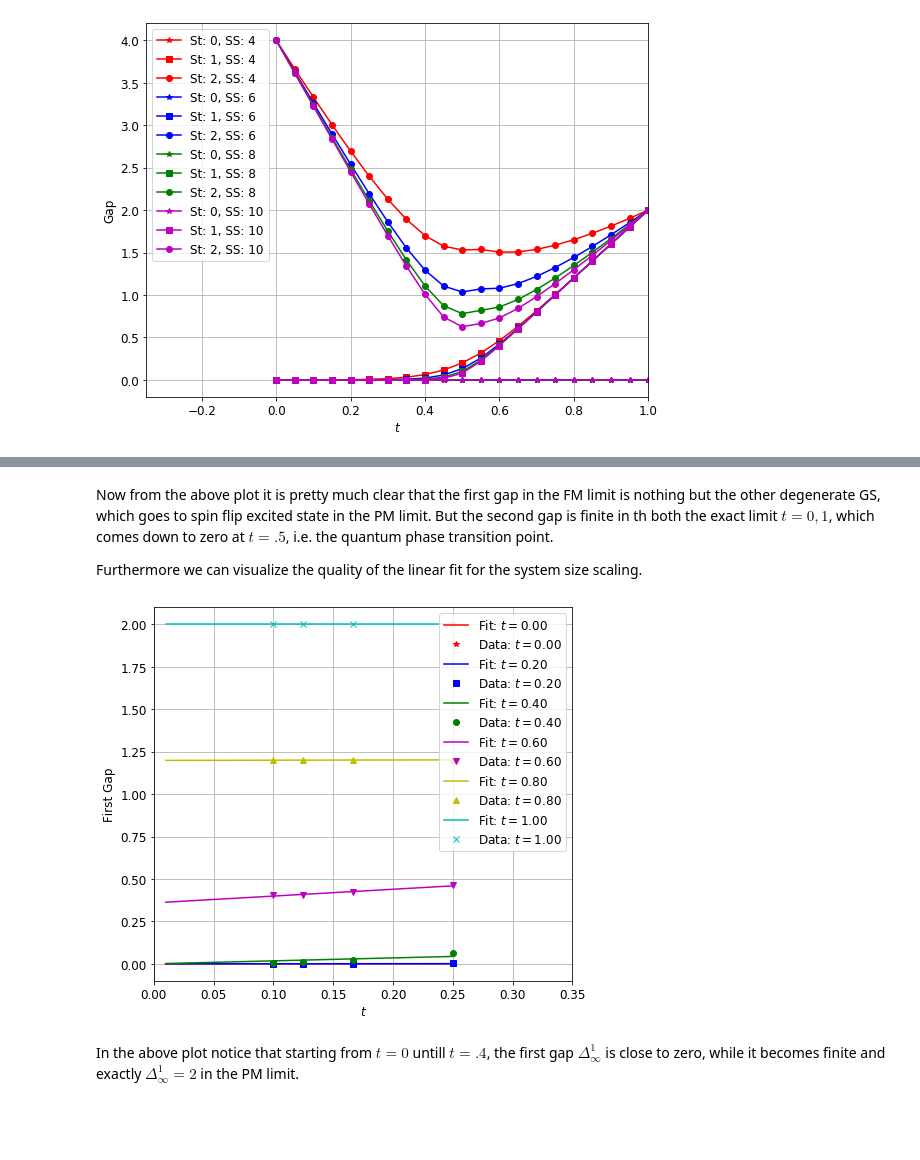
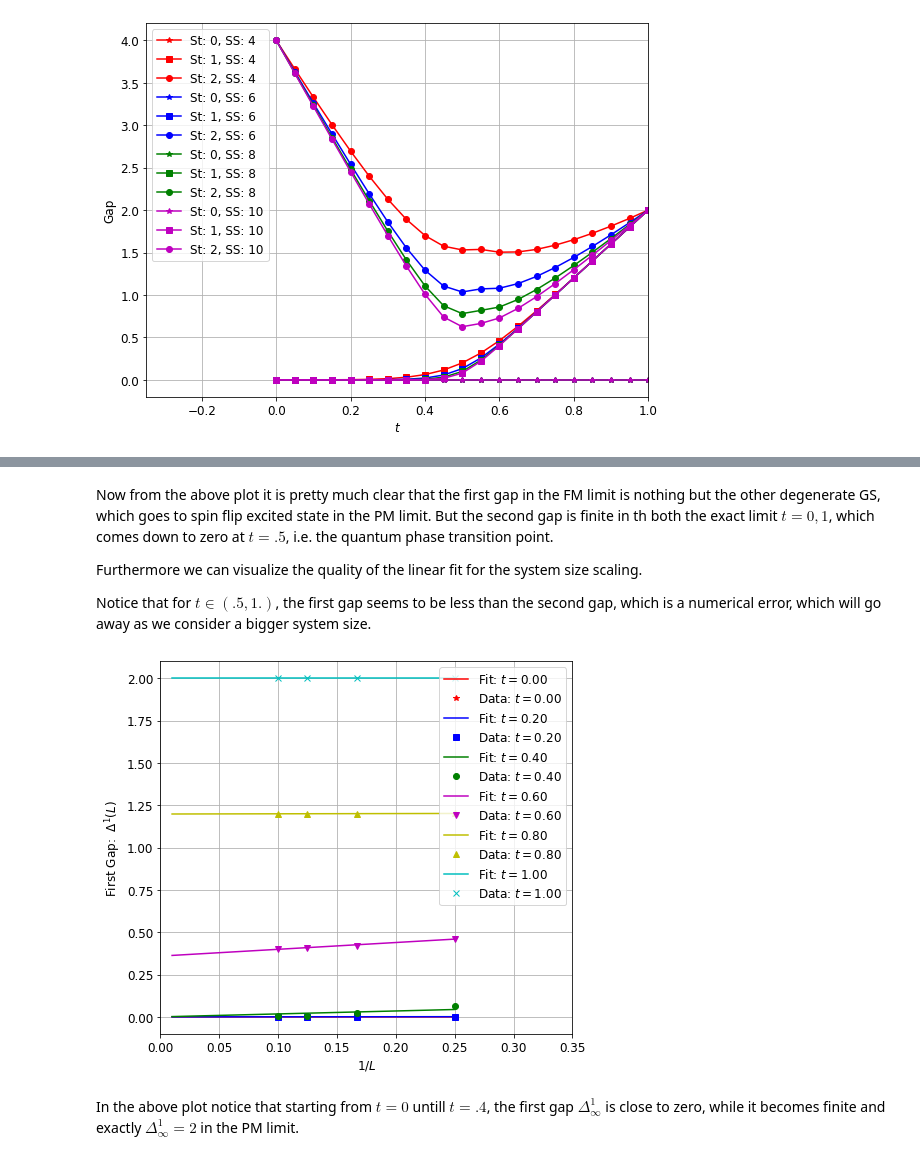
Before and after one commit to animeshnanda1/Exact_diagonalization_spin_half, a Jupyter notebook: exact_diagonalization_1d_tfim.ipynb, the cells around one changed output, grey strips where cells are left out. Cells and saved outputs as stored; diff of their text form; code cells hidden in the pictures; blank space fills up the shorter version.

```diff
--- a/exact_diagonalization_1d_tfim.ipynb
+++ b/exact_diagonalization_1d_tfim.ipynb
@@ -151,7 +151,7 @@ var_m=np.ndarray(shape=(len(t_arr),2))
 
 for j in range(len(t_arr)):
     for k in range(2):
-        popt,pcov=curve_fit(lin_fit,1./L_arr,gap[j,:,k+1],bounds=([-np.inf,0],np.inf))
+        popt,pcov=curve_fit(lin_fit,1./L_arr,gap[j,:,k+1],bounds=([0,0],[np.inf,np.inf]))
         intercept[j,k],var_int[j,k]=popt[1],pcov[1,1]
         m[j,k],var_m[j,k]=popt[0],pcov[0,0]
 # %%
@@ -175,29 +177,31 @@ plt.show()
 Now from the above plot it is pretty much clear that the first gap in the FM limit is nothing but the other degenerate GS, which goes to spin flip excited state in the PM limit. But the second gap is finite in th both the exact limit $t=0,1$, which comes down to zero at $t=.5$, i.e. the quantum phase transition point.
 
 Furthermore we can visualize the quality of the linear fit for the system size scaling.
+
+Notice that for $t\in (.5,1.)$, the first gap seems to be less than the second gap, which is a numerical error, which will go away as we consider a bigger system size.
 # %%
 newL_arr=np.arange(4,101,16)
 
 plt.figure(figsize=(7,6))
 plt.xlim(0,.35)
 color=['r','b','g','m','y','c','k']
 marker=['*','s','o','v','^','x',]
 
 for j in range(0,len(t_arr),4):
     y_arr=lin_fit((1./newL_arr),m[j,0],intercept[j,0])
     plt.plot((1./newL_arr),y_arr,'-',color=color[j//4],label='Fit: $t=$%.2f'%(t_arr[j]))
     plt.plot((1./L_arr),gap[j,:,1],'%s'%(marker[j//4]),color=color[j//4],label='Data: $t=$%.2f'%(t_arr[j]))
 
-plt.xlabel('$t$',fontsize=fs)
-plt.ylabel('First Gap',fontsize=fs)
+plt.xlabel('$1/L$',fontsize=fs)
+plt.ylabel('First Gap:  $\Delta^1(L)$',fontsize=fs)
 plt.xticks(fontsize=fs)
 plt.yticks(fontsize=fs)
 plt.legend(loc='best',fontsize=fs)
 plt.grid()
 plt.tight_layout()
 plt.show()
 # %% [output]
-[figure, old version]
+[figure, new version]
 # %% [markdown]
 In the above plot notice that starting from $t=0$ untill $t=.4$, the first gap $\Delta^{1}_{\infty}$ is close to zero, while it becomes finite and exactly $\Delta^{1}_{\infty}=2$ in the PM limit.
 # %%
```
Also changed, not shown: parts of 4 cells of this notebook.
